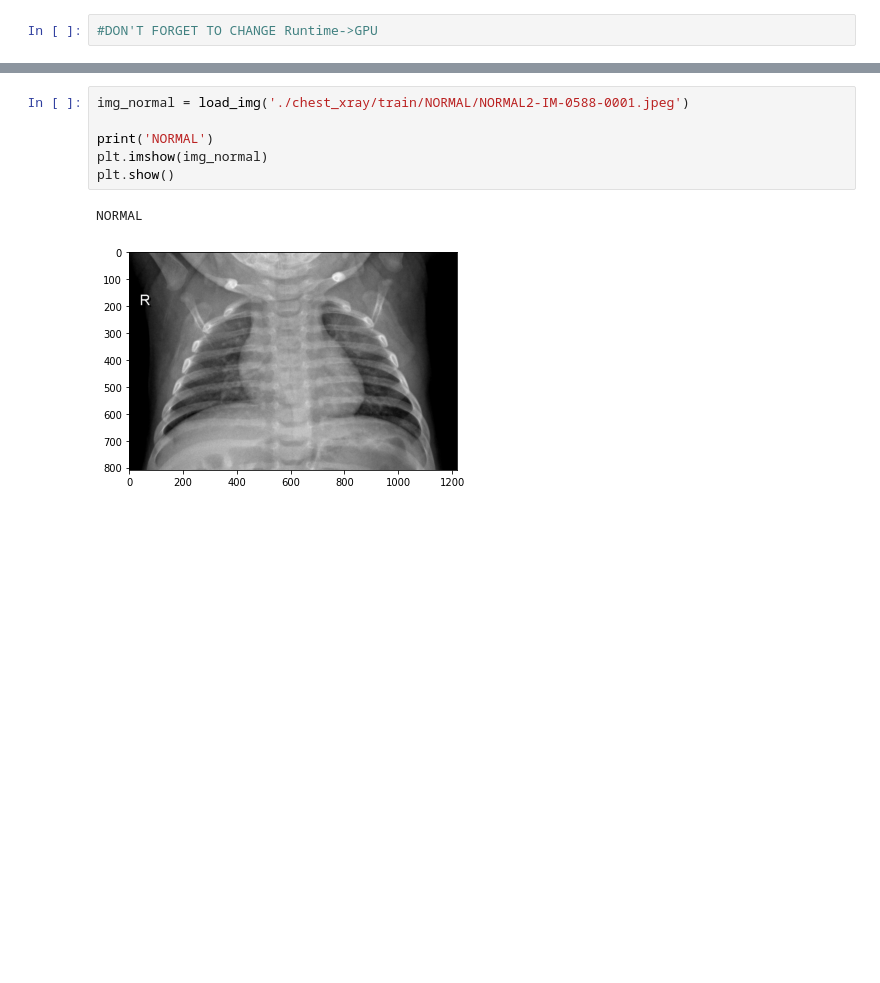
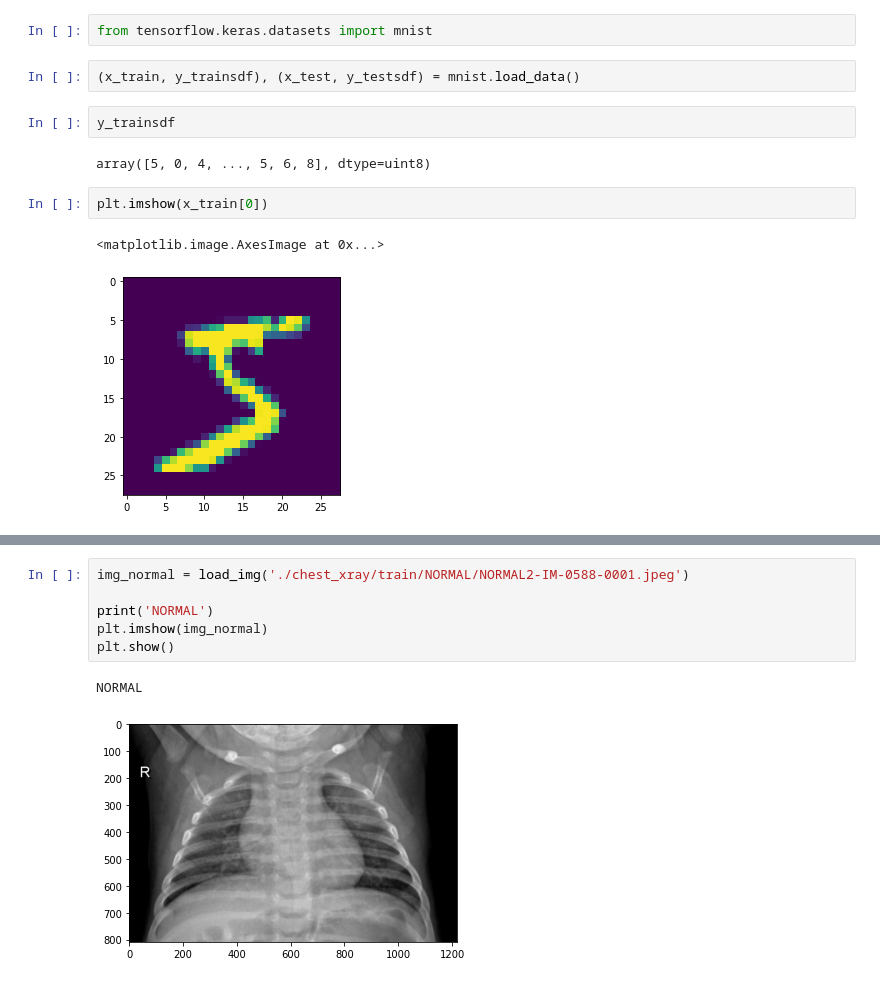
Before and after one commit to maloyan/HW_keras, a Jupyter notebook: hw.ipynb, the cells around one changed output, grey strips where cells are left out. Saved outputs shown, nothing was run; the diff lists cells and outputs as text; blank space fills up the shorter version.

```diff
--- a/hw.ipynb
+++ b/hw.ipynb
@@ -1,4 +1,15 @@
 # %% [markdown]
 <a href="https://colab.research.google.com/github/maloyan/HW_keras/blob/master/hw.ipynb" target="_parent"><img src="https://colab.research.google.com/assets/colab-badge.svg" alt="Open In Colab"/></a>
-# %%
-#DON'T FORGET TO CHANGE Runtime->GPU
+# %%
+from tensorflow.keras.datasets import mnist
+# %%
+(x_train, y_trainsdf), (x_test, y_testsdf) = mnist.load_data()
+# %%
+y_trainsdf
+# %% [output]
+array([5, 0, 4, ..., 5, 6, 8], dtype=uint8)
+# %%
+plt.imshow(x_train[0])
+# %% [output]
+<matplotlib.image.AxesImage at 0x...>
+[figure, added]
```
Also changed, not shown: parts of 17 cells of this notebook.
